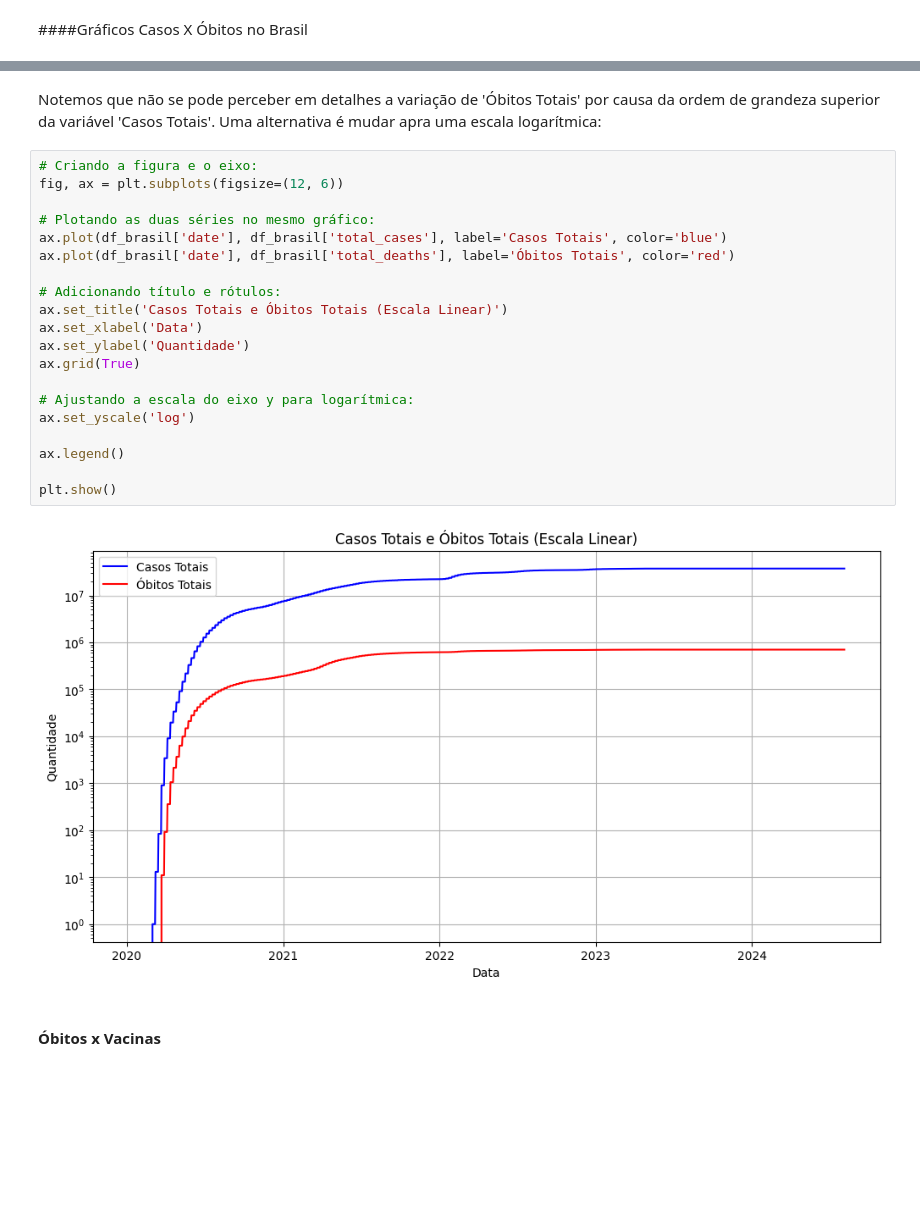
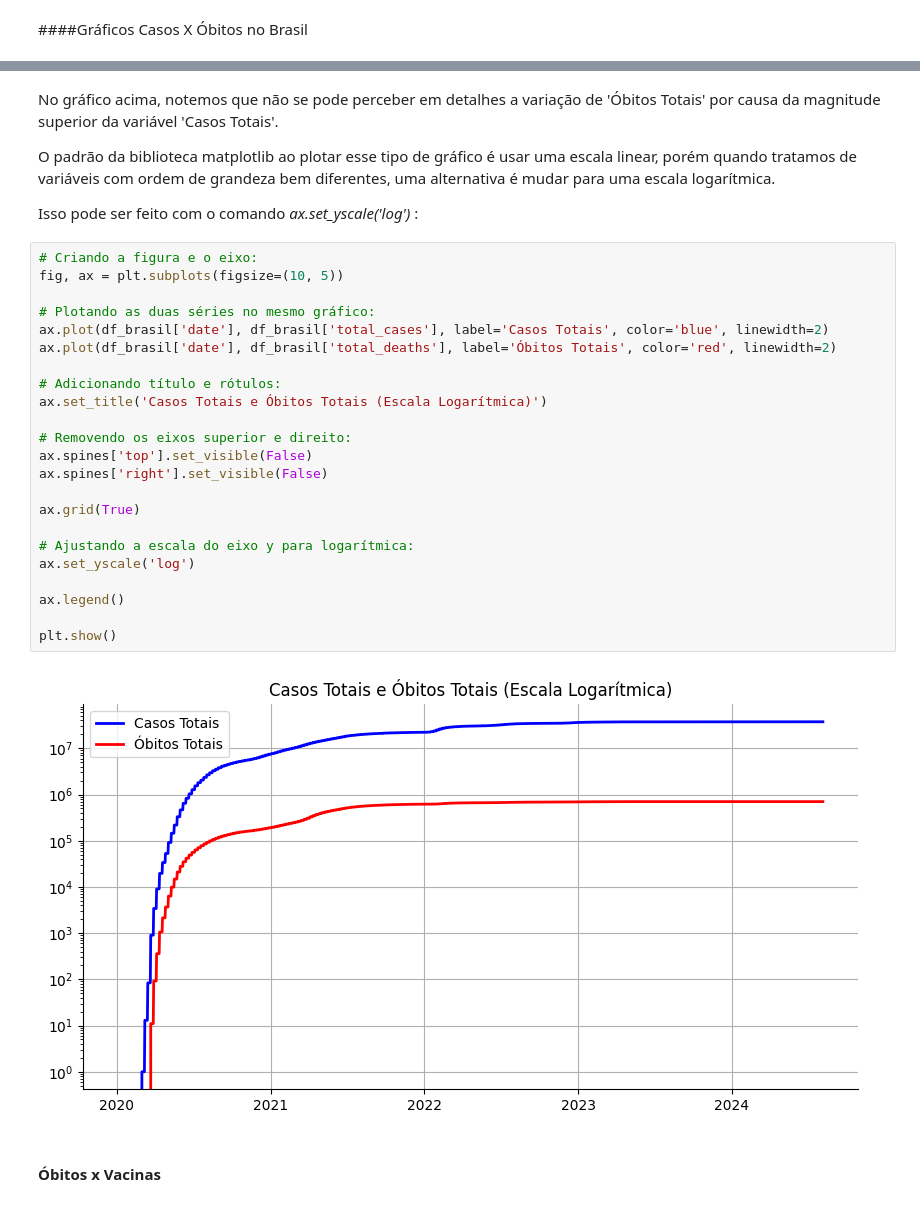
Before and after one commit to gabrielcapela/Panorama_Covid-19, a Jupyter notebook: Panorama_do_COVID_19.ipynb, the cells around one changed output, grey strips where cells are left out. Drawn from its saved outputs; the diff is of its cells as text; blank space fills up the shorter version.

```diff
--- a/Panorama_do_COVID_19.ipynb
+++ b/Panorama_do_COVID_19.ipynb
@@ -383,26 +443,33 @@ plt.show()
 # %% [markdown]
-Notemos que não se pode perceber em detalhes a variação de 'Óbitos Totais' por causa da ordem de grandeza superior da variável 'Casos Totais'. Uma alternativa é mudar apra uma escala logarítmica:
+No gráfico acima, notemos que não se pode perceber em detalhes a variação de 'Óbitos Totais' por causa da magnitude superior da variável 'Casos Totais'.
+
+O padrão da biblioteca matplotlib ao plotar esse tipo de gráfico é usar uma escala linear, porém quando tratamos de variáveis com ordem de grandeza bem diferentes, uma alternativa é mudar para uma escala logarítmica.
+
+Isso pode ser feito com o comando *ax.set_yscale('log')* :
 # %%
 # Criando a figura e o eixo:
-fig, ax = plt.subplots(figsize=(12, 6))
+fig, ax = plt.subplots(figsize=(10, 5))
 
 # Plotando as duas séries no mesmo gráfico:
-ax.plot(df_brasil['date'], df_brasil['total_cases'], label='Casos Totais', color='blue')
-ax.plot(df_brasil['date'], df_brasil['total_deaths'], label='Óbitos Totais', color='red')
+ax.plot(df_brasil['date'], df_brasil['total_cases'], label='Casos Totais', color='blue', linewidth=2)
+ax.plot(df_brasil['date'], df_brasil['total_deaths'], label='Óbitos Totais', color='red', linewidth=2)
 
 # Adicionando título e rótulos:
-ax.set_title('Casos Totais e Óbitos Totais (Escala Linear)')
-ax.set_xlabel('Data')
-ax.set_ylabel('Quantidade')
+ax.set_title('Casos Totais e Óbitos Totais (Escala Logarítmica)')
+
+# Removendo os eixos superior e direito:
+ax.spines['top'].set_visible(False)
+ax.spines['right'].set_visible(False)
+
 ax.grid(True)
 
 # Ajustando a escala do eixo y para logarítmica:
 ax.set_yscale('log')
 
 ax.legend()
 
 plt.show()
 # %% [output]
-[figure, old version]
+[figure, new version]
 # %% [markdown]
 #### Óbitos x Vacinas
```
Also changed, not shown: parts of 27 cells of this notebook.
